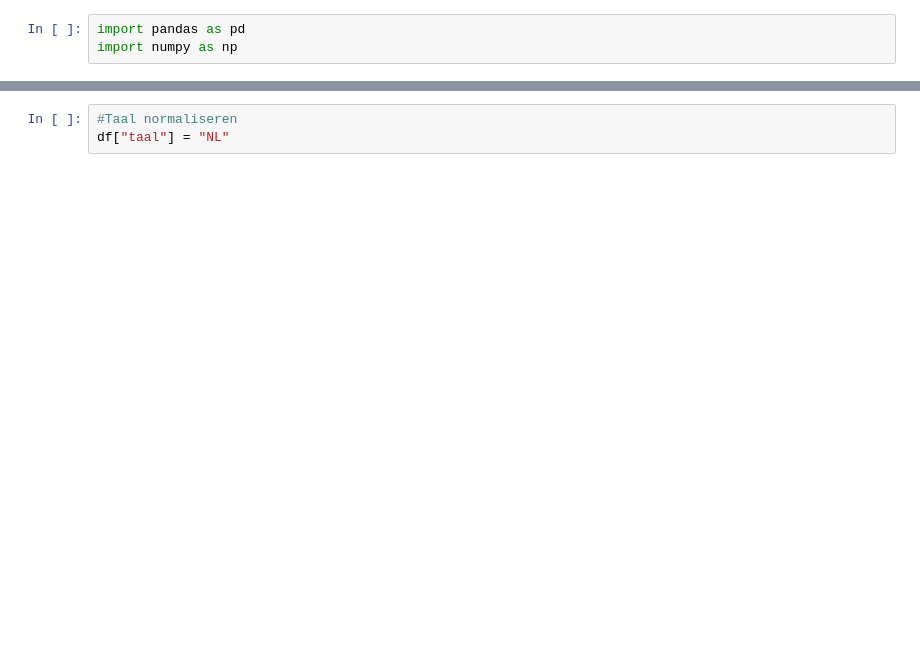
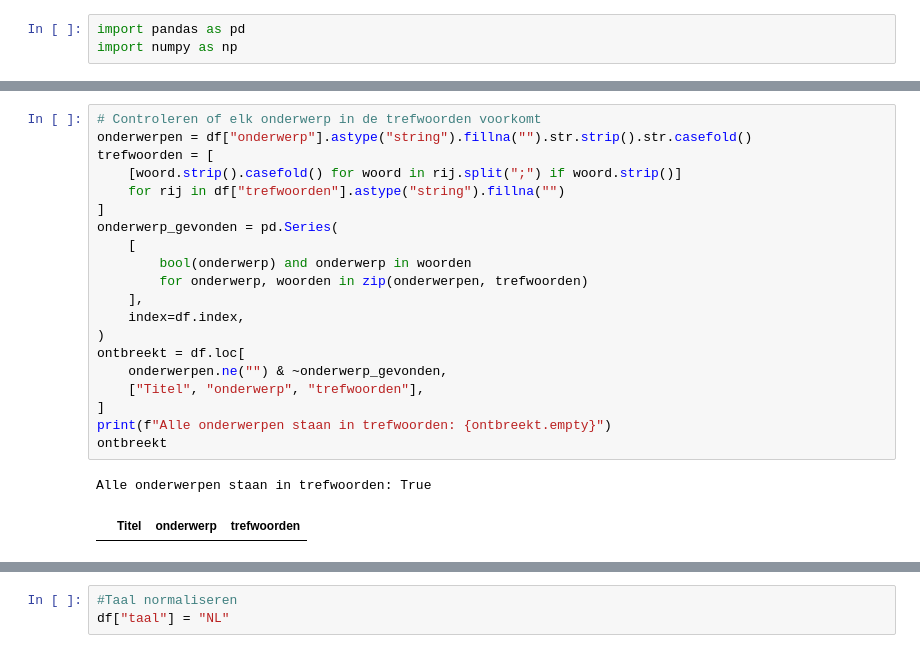
Before and after one commit to merijn1222/2.2Notebooks, a Jupyter notebook: LeesmateriaalAnalyse.ipynb, the cells around one changed output, grey strips where cells are left out. Drawn from its saved outputs; the diff is of its cells as text; blank space fills up the shorter version.

```diff
--- a/LeesmateriaalAnalyse.ipynb
+++ b/LeesmateriaalAnalyse.ipynb
@@ -5,0 +40,23 @@ df = pd.read_csv("../datasets/LeesmateriaalCSV.csv", sep=";")
+# %%
+# Controleren of elk onderwerp in de trefwoorden voorkomt
+onderwerpen = df["onderwerp"].astype("string").fillna("").str.strip().str.casefold()
+trefwoorden = [
+    [woord.strip().casefold() for woord in rij.split(";") if woord.strip()]
+    for rij in df["trefwoorden"].astype("string").fillna("")
+]
+onderwerp_gevonden = pd.Series(
+    [
+        bool(onderwerp) and onderwerp in woorden
+        for onderwerp, woorden in zip(onderwerpen, trefwoorden)
+    ],
+    index=df.index,
+)
+ontbreekt = df.loc[
+    onderwerpen.ne("") & ~onderwerp_gevonden,
+    ["Titel", "onderwerp", "trefwoorden"],
+]
+print(f"Alle onderwerpen staan in trefwoorden: {ontbreekt.empty}")
+ontbreekt
+# %% [output]
+Alle onderwerpen staan in trefwoorden: True
+|  | Titel | onderwerp | trefwoorden |
```
Also changed, not shown: parts of 22 cells of this notebook, 3 other files.
